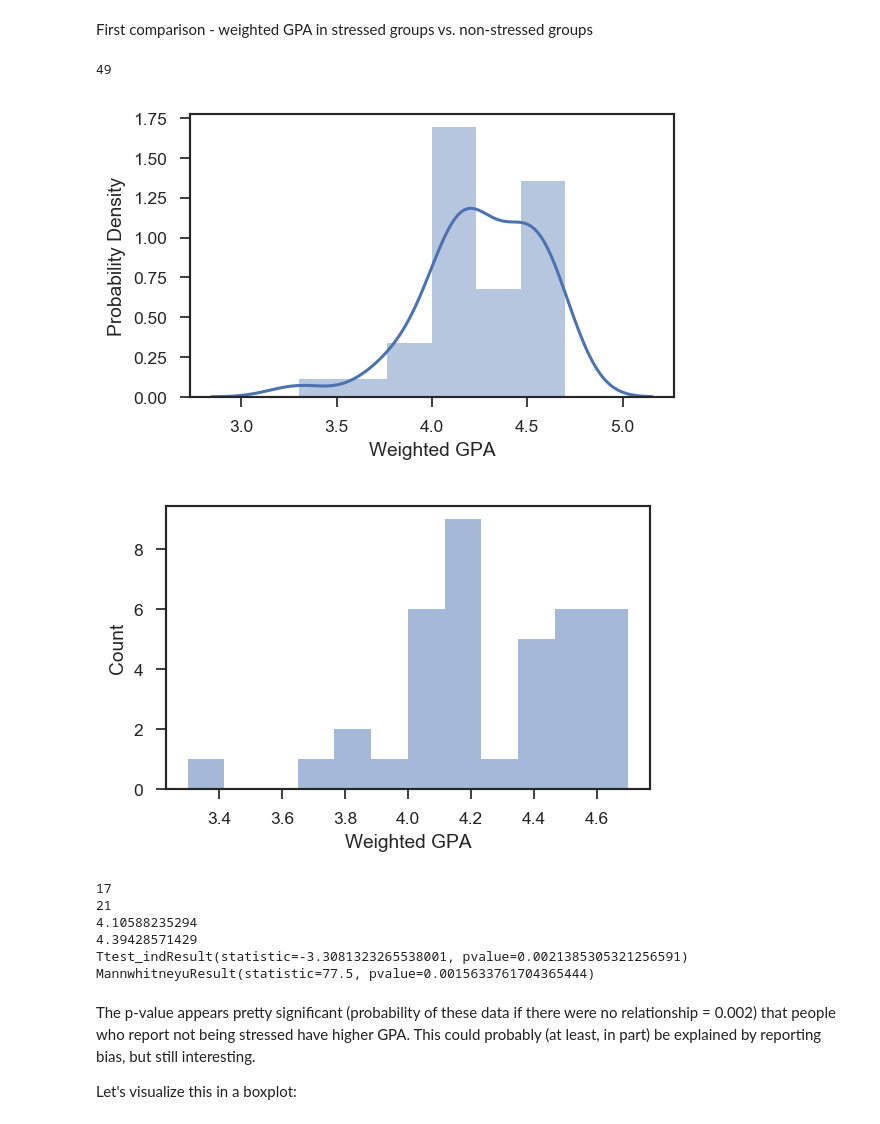
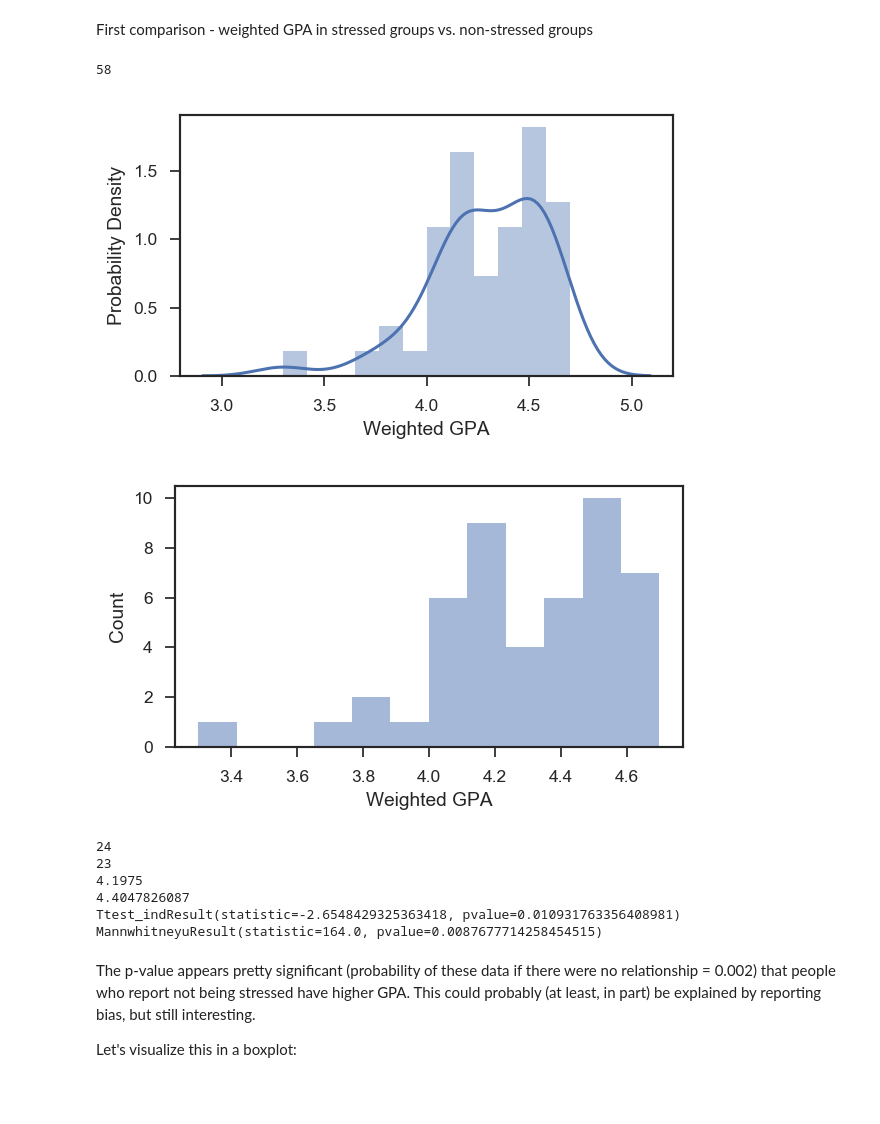
Before and after one commit to rmovva/generalsurvey, a Jupyter notebook: correlations_Ttests.ipynb, the cells around one changed output. Drawn from its saved outputs; the diff is of its cells as text; code cells hidden in the pictures; blank space fills up the shorter version.

Commit message:
wgpa vs sleep

```diff
--- a/correlations_Ttests.ipynb
+++ b/correlations_Ttests.ipynb
@@ -6,7 +6,7 @@ Start by loading data and converting the columns from questions to names. Shuffl
 import pandas as pd
 import scipy.stats as sp
 
-df = pd.read_csv('responses2.tsv',
+df = pd.read_csv('responses3.tsv',
                  sep = '\t')
 # %%
 print df.columns
@@ -44,37 +44,39 @@ First comparison - weighted GPA in stressed groups vs. non-stressed groups
 # %%
 print len(df['wgpa'])
 # %% [output]
-49
+58
 # %%
 # Distribution of weighted GPAs
 
 import numpy as np
 import seaborn as sns
 
 nonNan = np.logical_not(np.isnan(df['wgpa']))
 
 plt.figure(figsize=(5,3), dpi=125)
-ax = sns.distplot(df['wgpa'][nonNan])
+ax = sns.distplot(df['wgpa'][nonNan], bins = 12)
 
 ax.set_xlabel('Weighted GPA')
 ax.set_ylabel('Probability Density')
 
+plt.tight_layout()
 plt.savefig("wgpa_kde.png")
 plt.show()
 
 plt.figure(figsize=(5,3), dpi=125)
 ax = sns.distplot(df['wgpa'][nonNan], kde = False, bins = 12,
                   hist_kws = {"linewidth": 2,
                               "alpha": 0.5})
 
 ax.set_xlabel('Weighted GPA')
 ax.set_ylabel('Count')
 
+plt.tight_layout()
 plt.savefig("wgpa_hist.png")
 plt.show()
 # %% [output]
-[figure, old version]
+[figure, new version]
-[figure, old version]
+[figure, new version]
 # %%
 # stressGpas = df['wgpa'][df['stress'] == 'Yes']
 # unstressGpas = df['wgpa'][df['stress'] == 'No']
@@ -89,12 +91,12 @@ print np.nanmean(unstressGpas)
 print sp.ttest_ind(stressGpas, unstressGpas)
 print sp.mannwhitneyu(stressGpas, unstressGpas)
 # %% [output]
-17
-21
-4.10588235294
-4.39428571429
-Ttest_indResult(statistic=-3.3081323265538001, pvalue=0.0021385305321256591)
-MannwhitneyuResult(statistic=77.5, pvalue=0.0015633761704365444)
+24
+23
+4.1975
+4.4047826087
+Ttest_indResult(statistic=-2.6548429325363418, pvalue=0.010931763356408981)
+MannwhitneyuResult(statistic=164.0, pvalue=0.0087677714258454515)
 # %% [markdown]
 The p-value appears pretty significant (probability of these data if there were no relationship = 0.002) that people who report not being stressed have higher GPA. This could probably (at least, in part) be explained by reporting bias, but still interesting.
 
```
Also changed, not shown: parts of 4 cells of this notebook, 5 other files.
